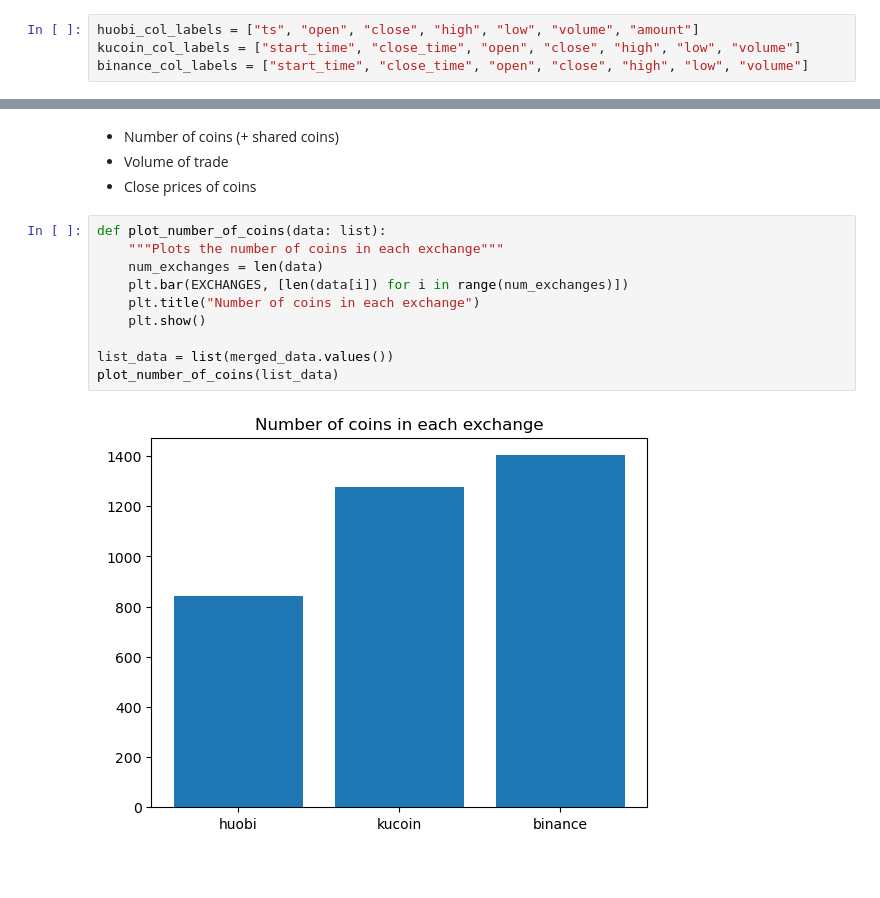
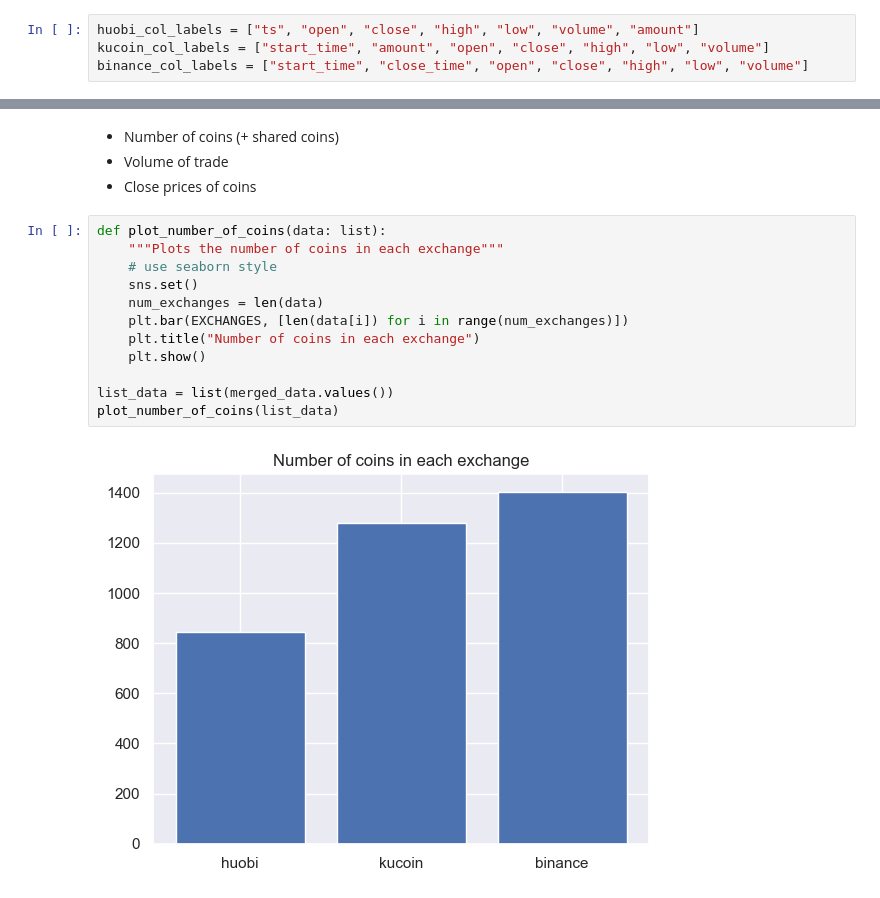
Before and after one commit to dannarue/altcoin-trading, a Jupyter notebook: visualisation.ipynb, the cells around one changed output, grey strips where cells are left out. Drawn from its saved outputs; the diff is of its cells as text; blank space fills up the shorter version.

```diff
--- a/visualisation.ipynb
+++ b/visualisation.ipynb
@@ -48,6 +51,6 @@ EXCLUDED_COINS = ["BTCUSDT", "ETHUSDT"]
 # %%
 huobi_col_labels = ["ts", "open", "close", "high", "low", "volume", "amount"]
-kucoin_col_labels = ["start_time", "close_time", "open", "close", "high", "low", "volume"]
+kucoin_col_labels = ["start_time", "amount", "open", "close", "high", "low", "volume"]
 binance_col_labels = ["start_time", "close_time", "open", "close", "high", "low", "volume"]
 # %%
 class LoadData():
@@ -333,15 +502,17 @@ merged_data = {"huobi": huobi_filtered, "kucoin": kucoin_filtered, "binance": bi
 # %%
 def plot_number_of_coins(data: list):
     """Plots the number of coins in each exchange"""
+    # use seaborn style
+    sns.set()
     num_exchanges = len(data)
     plt.bar(EXCHANGES, [len(data[i]) for i in range(num_exchanges)])
     plt.title("Number of coins in each exchange")
     plt.show()
 
 list_data = list(merged_data.values())
 plot_number_of_coins(list_data)
 # %% [output]
-[figure, old version]
+[figure, new version]
 # %%
 # Get shared coins between exchanges
 
```
Also changed, not shown: parts of 26 cells of this notebook, 2 other files.
